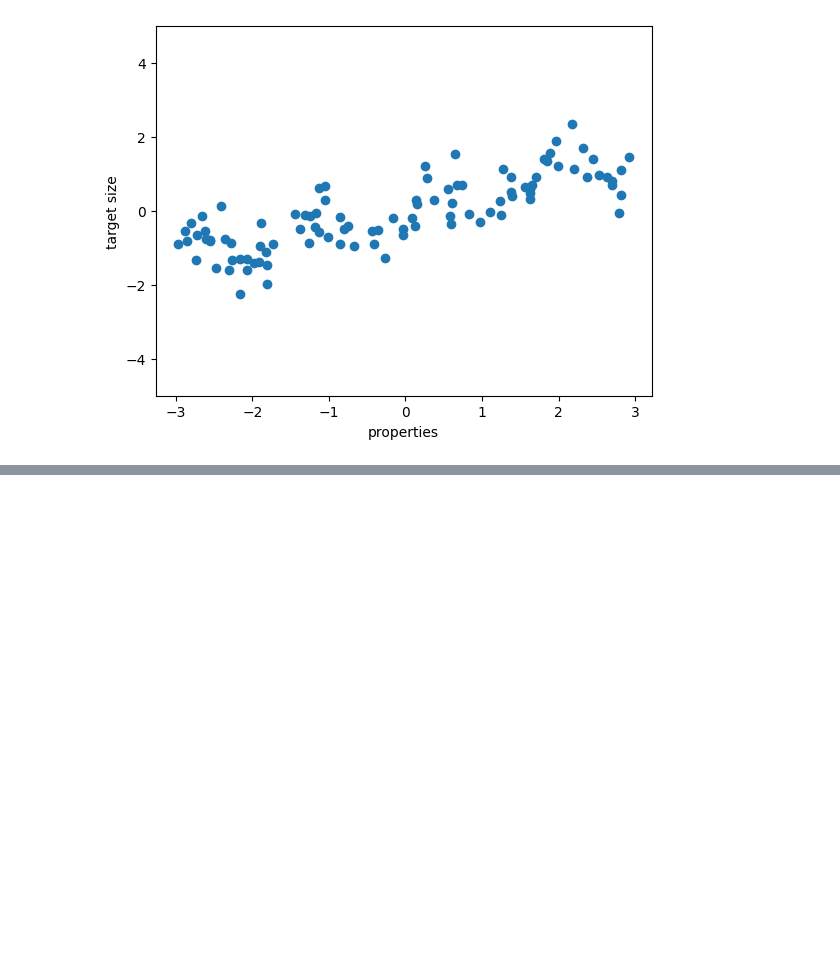
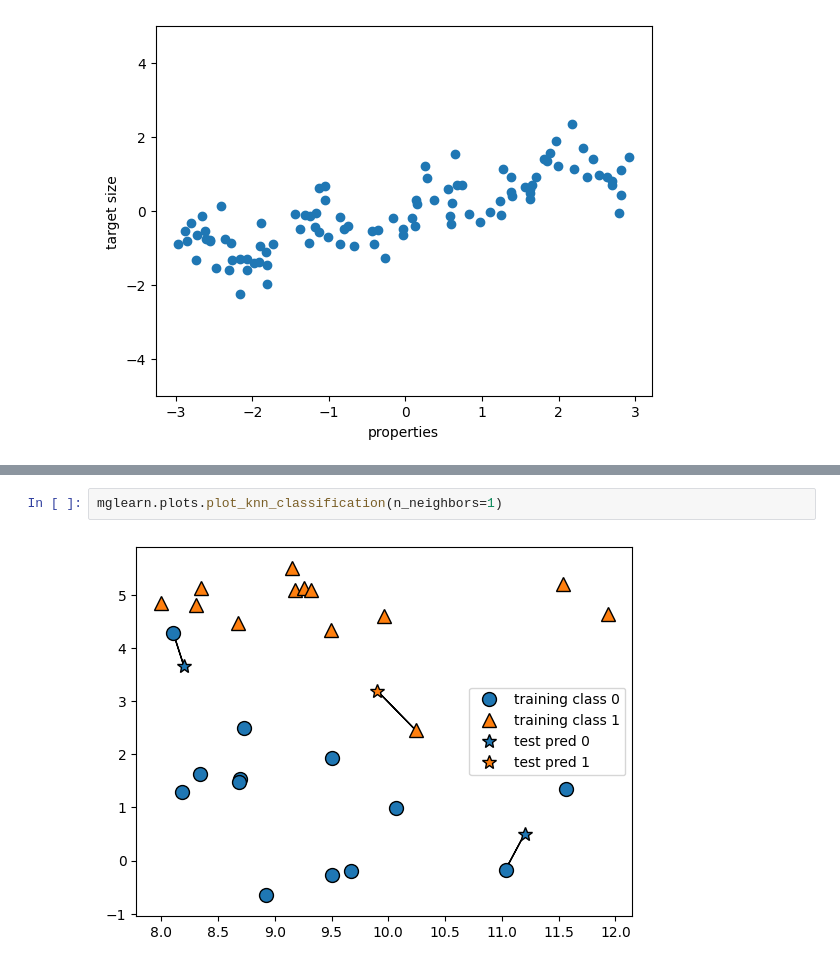
Before and after one commit to weinmann-phil/machine-learning, a Jupyter notebook: src/basics/supervised.ipynb, the cells around one changed output, grey strips where cells are left out. Drawn from its saved outputs; the diff is of its cells as text; blank space fills up the shorter version.

```diff
--- a/src/basics/supervised.ipynb
+++ b/src/basics/supervised.ipynb
@@ -32,0 +67,4 @@ Text(0, 0.5, 'target size')
+# %%
+mglearn.plots.plot_knn_classification(n_neighbors=1)
+# %% [output]
+[figure, added]
```
Also changed, not shown: parts of 9 cells of this notebook.
